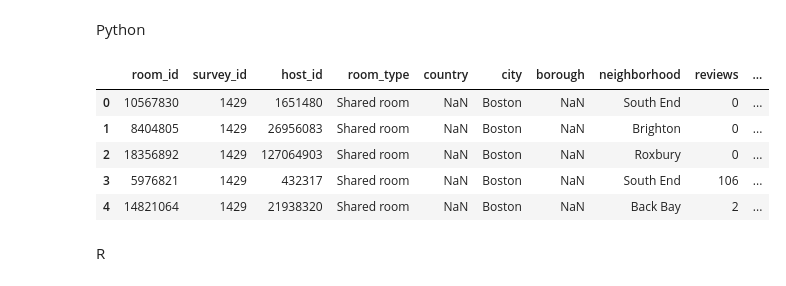
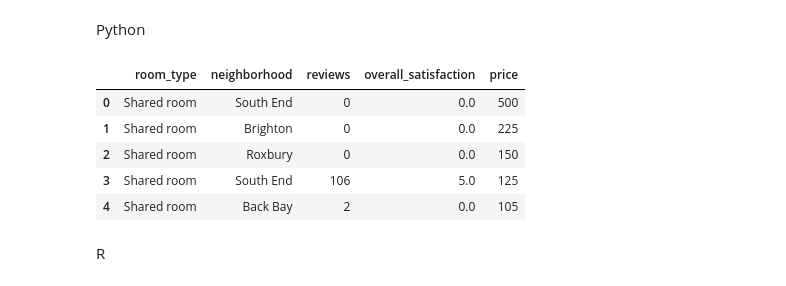
Before and after one commit to danan165/data_analysis_presentation, a Jupyter notebook: data_analysis_teaching_presentation.ipynb, the cells around one changed output. Cells and saved outputs as stored; diff of their text form; code cells hidden in the pictures.

```diff
--- a/data_analysis_teaching_presentation.ipynb
+++ b/data_analysis_teaching_presentation.ipynb
@@ -120,7 +149,7 @@ Demo data: **Airbnb, Boston July 2017**
 # %% [markdown]
 Python
 # %%
-boston = pd.read_csv('tomslee_airbnb_boston_1429_2017-07-10.csv')
+boston_python = pd.read_csv('tomslee_airbnb_boston_1429_2017-07-10.csv')
 # %% [markdown]
 R
 # %%
@@ -146,0 +180,3 @@ R
+# %%
+keeps = ["room_type", "neighborhood", "reviews", "overall_satisfaction", "price"]
+boston_python = boston_python[keeps]
@@ -149,14 +192,14 @@ R
 # %% [markdown]
 Python
 # %%
-boston.head(5)
+boston_python.head(5)
 # %% [output]
-|  | room_id | survey_id | host_id | room_type | country | city | borough | neighborhood | reviews | ... |
-| 0 | 10567830 | 1429 | 1651480 | Shared room | NaN | Boston | NaN | South End | 0 | ... |
-| 1 | 8404805 | 1429 | 26956083 | Shared room | NaN | Boston | NaN | Brighton | 0 | ... |
-| 2 | 18356892 | 1429 | 127064903 | Shared room | NaN | Boston | NaN | Roxbury | 0 | ... |
-| 3 | 5976821 | 1429 | 432317 | Shared room | NaN | Boston | NaN | South End | 106 | ... |
-| 4 | 14821064 | 1429 | 21938320 | Shared room | NaN | Boston | NaN | Back Bay | 2 | ... |
+|  | room_type | neighborhood | reviews | overall_satisfaction | price |
+| 0 | Shared room | South End | 0 | 0.0 | 500 |
+| 1 | Shared room | Brighton | 0 | 0.0 | 225 |
+| 2 | Shared room | Roxbury | 0 | 0.0 | 150 |
+| 3 | Shared room | South End | 106 | 5.0 | 125 |
+| 4 | Shared room | Back Bay | 2 | 0.0 | 105 |
 # %% [markdown]
 R
 # %%
```
Also changed, not shown: parts of 67 cells of this notebook.
